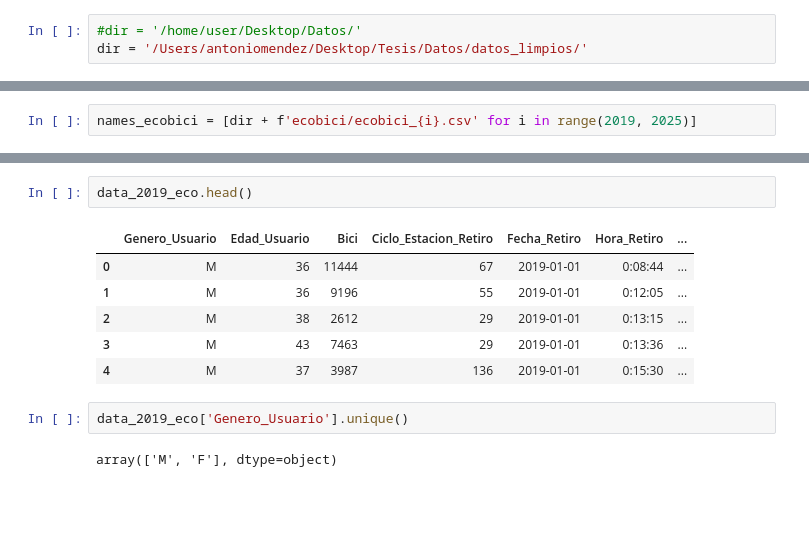
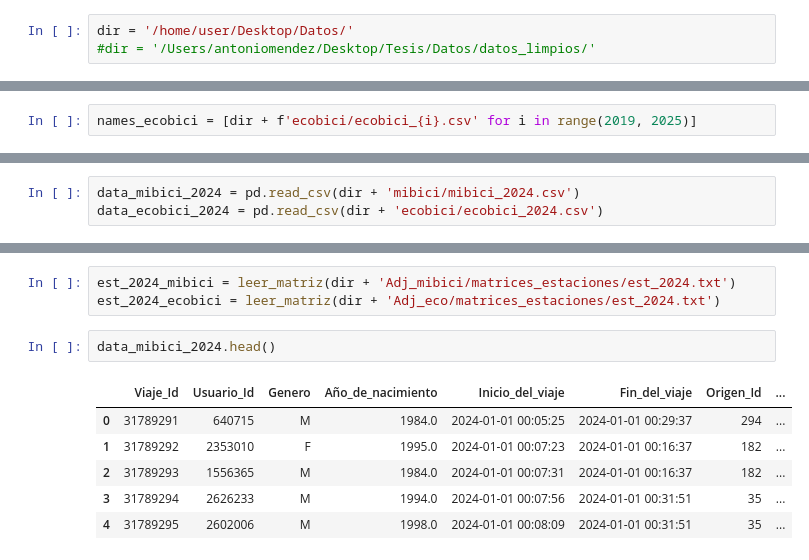
Before and after one commit to angelmdezhdez/thesis, a Jupyter notebook: plots_cartel.ipynb, the cells around one changed output, grey strips where cells are left out. Cells and saved outputs as stored; diff of their text form; blank space fills up the shorter version.

```diff
--- a/plots_cartel.ipynb
+++ b/plots_cartel.ipynb
@@ -124,6 +40,6 @@ plot_heatmap(matriz2_scaled, 'K_test_dirac_scaled', dates)
 # %%
-#dir = '/home/user/Desktop/Datos/'
-dir = '/Users/antoniomendez/Desktop/Tesis/Datos/datos_limpios/'
+dir = '/home/user/Desktop/Datos/'
+#dir = '/Users/antoniomendez/Desktop/Tesis/Datos/datos_limpios/'
 # %%
 data_2019_mibici = pd.read_csv(dir + 'mibici/mibici_2019.csv')
 data_2019_eco = pd.read_csv(dir + 'ecobici/ecobici_2019.csv')
@@ -242,0 +157,3 @@ plt.show()
+# %%
+data_mibici_2024 = pd.read_csv(dir + 'mibici/mibici_2024.csv')
+data_ecobici_2024 = pd.read_csv(dir + 'ecobici/ecobici_2024.csv')
@@ -243,13 +242,12 @@ plt.show()
+# %%
+est_2024_mibici = leer_matriz(dir + 'Adj_mibici/matrices_estaciones/est_2024.txt')
+est_2024_ecobici = leer_matriz(dir + 'Adj_eco/matrices_estaciones/est_2024.txt')
 # %%
-data_2019_eco.head()
+data_mibici_2024.head()
 # %% [output]
-|  | Genero_Usuario | Edad_Usuario | Bici | Ciclo_Estacion_Retiro | Fecha_Retiro | Hora_Retiro | ... |
-| 0 | M | 36 | 11444 | 67 | 2019-01-01 | 0:08:44 | ... |
-| 1 | M | 36 | 9196 | 55 | 2019-01-01 | 0:12:05 | ... |
-| 2 | M | 38 | 2612 | 29 | 2019-01-01 | 0:13:15 | ... |
-| 3 | M | 43 | 7463 | 29 | 2019-01-01 | 0:13:36 | ... |
-| 4 | M | 37 | 3987 | 136 | 2019-01-01 | 0:15:30 | ... |
+|  | Viaje_Id | Usuario_Id | Genero | Año_de_nacimiento | Inicio_del_viaje | Fin_del_viaje | Origen_Id | ... |
+| 0 | 31789291 | 640715 | M | 1984.0 | 2024-01-01 00:05:25 | 2024-01-01 00:29:37 | 294 | ... |
+| 1 | 31789292 | 2353010 | F | 1995.0 | 2024-01-01 00:07:23 | 2024-01-01 00:16:37 | 182 | ... |
+| 2 | 31789293 | 1556365 | M | 1984.0 | 2024-01-01 00:07:31 | 2024-01-01 00:16:37 | 182 | ... |
+| 3 | 31789294 | 2626233 | M | 1994.0 | 2024-01-01 00:07:56 | 2024-01-01 00:31:51 | 35 | ... |
+| 4 | 31789295 | 2602006 | M | 1998.0 | 2024-01-01 00:08:09 | 2024-01-01 00:31:51 | 35 | ... |
-# %%
-data_2019_eco['Genero_Usuario'].unique()
-# %% [output]
-array(['M', 'F'], dtype=object)
```
Also changed, not shown: parts of 40 cells of this notebook, 29 other files.
